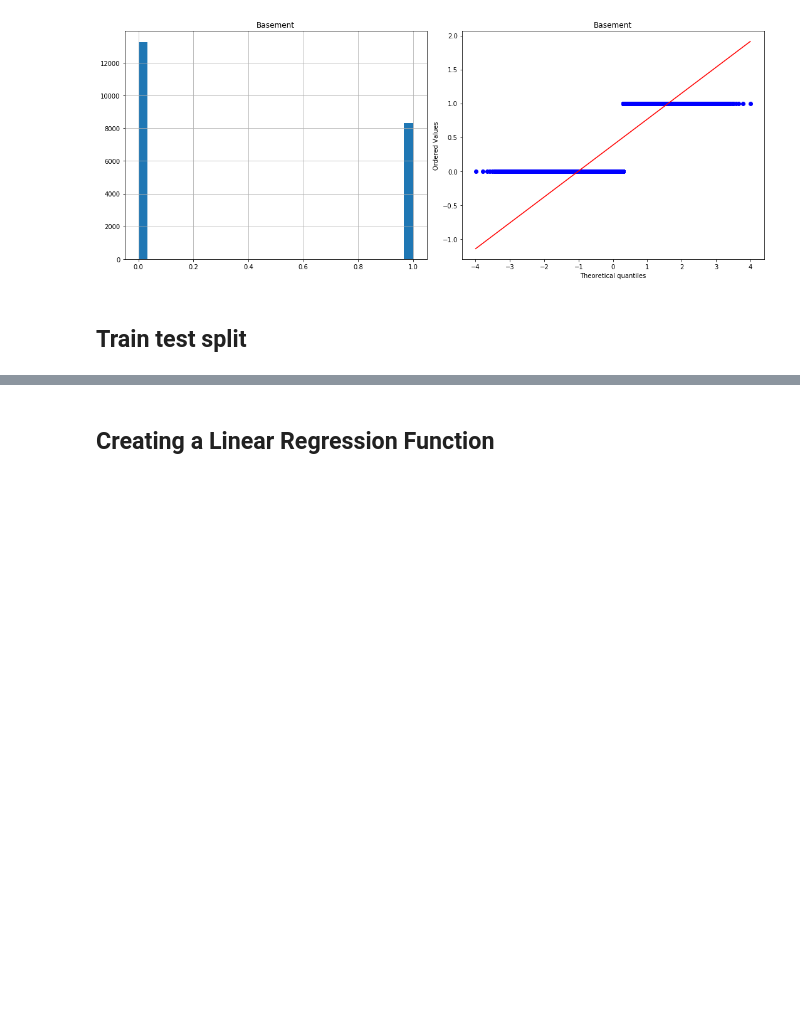
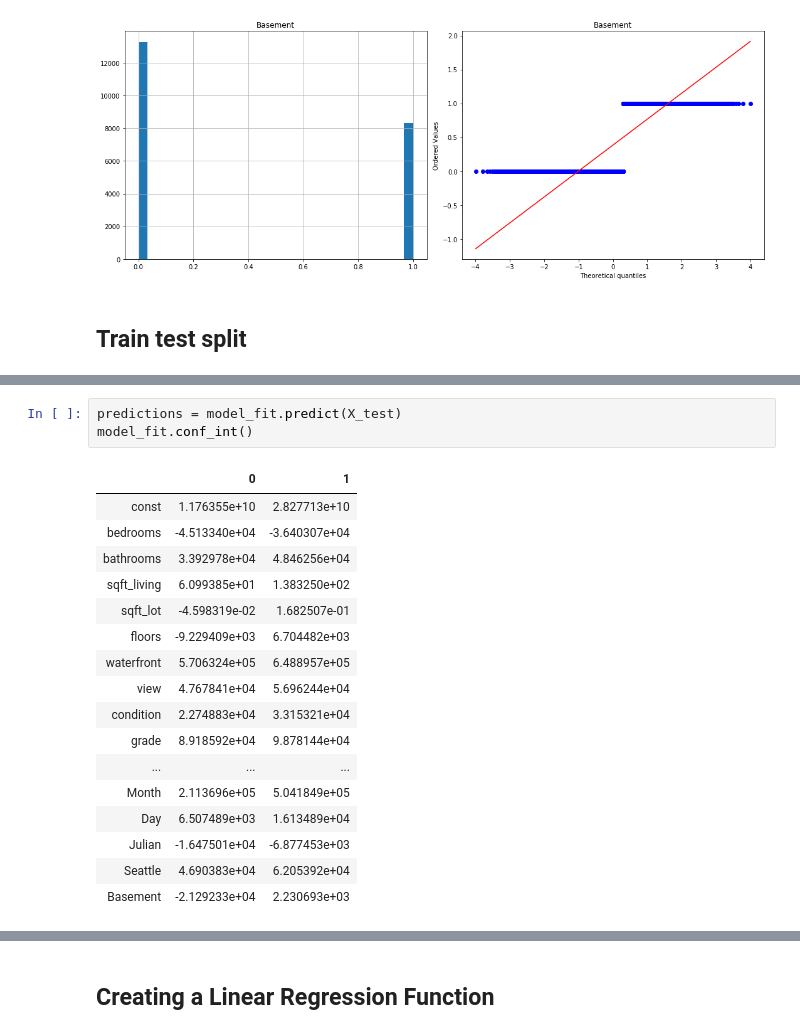
Before and after one commit to aradaha/dsc-mod-2-project-v2-1-onl01-dtsc-ft-030220, a Jupyter notebook: student.ipynb, the cells around one changed output, grey strips where cells are left out. Saved outputs shown, nothing was run; the diff lists cells and outputs as text; blank space fills up the shorter version.

```diff
--- a/student.ipynb
+++ b/student.ipynb
@@ -406,0 +422,21 @@ len(X_train)
+# %%
+predictions = model_fit.predict(X_test)
+model_fit.conf_int()
+# %% [output]
+|  | 0 | 1 |
+| const | 1.176355e+10 | 2.827713e+10 |
+| bedrooms | -4.513340e+04 | -3.640307e+04 |
+| bathrooms | 3.392978e+04 | 4.846256e+04 |
+| sqft_living | 6.099385e+01 | 1.383250e+02 |
+| sqft_lot | -4.598319e-02 | 1.682507e-01 |
+| floors | -9.229409e+03 | 6.704482e+03 |
+| waterfront | 5.706324e+05 | 6.488957e+05 |
+| view | 4.767841e+04 | 5.696244e+04 |
+| condition | 2.274883e+04 | 3.315321e+04 |
+| grade | 8.918592e+04 | 9.878144e+04 |
+| ... | ... | ... |
+| Month | 2.113696e+05 | 5.041849e+05 |
+| Day | 6.507489e+03 | 1.613489e+04 |
+| Julian | -1.647501e+04 | -6.877453e+03 |
+| Seattle | 4.690383e+04 | 6.205392e+04 |
+| Basement | -2.129233e+04 | 2.230693e+03 |
```
Also changed, not shown: parts of 13 cells of this notebook.
